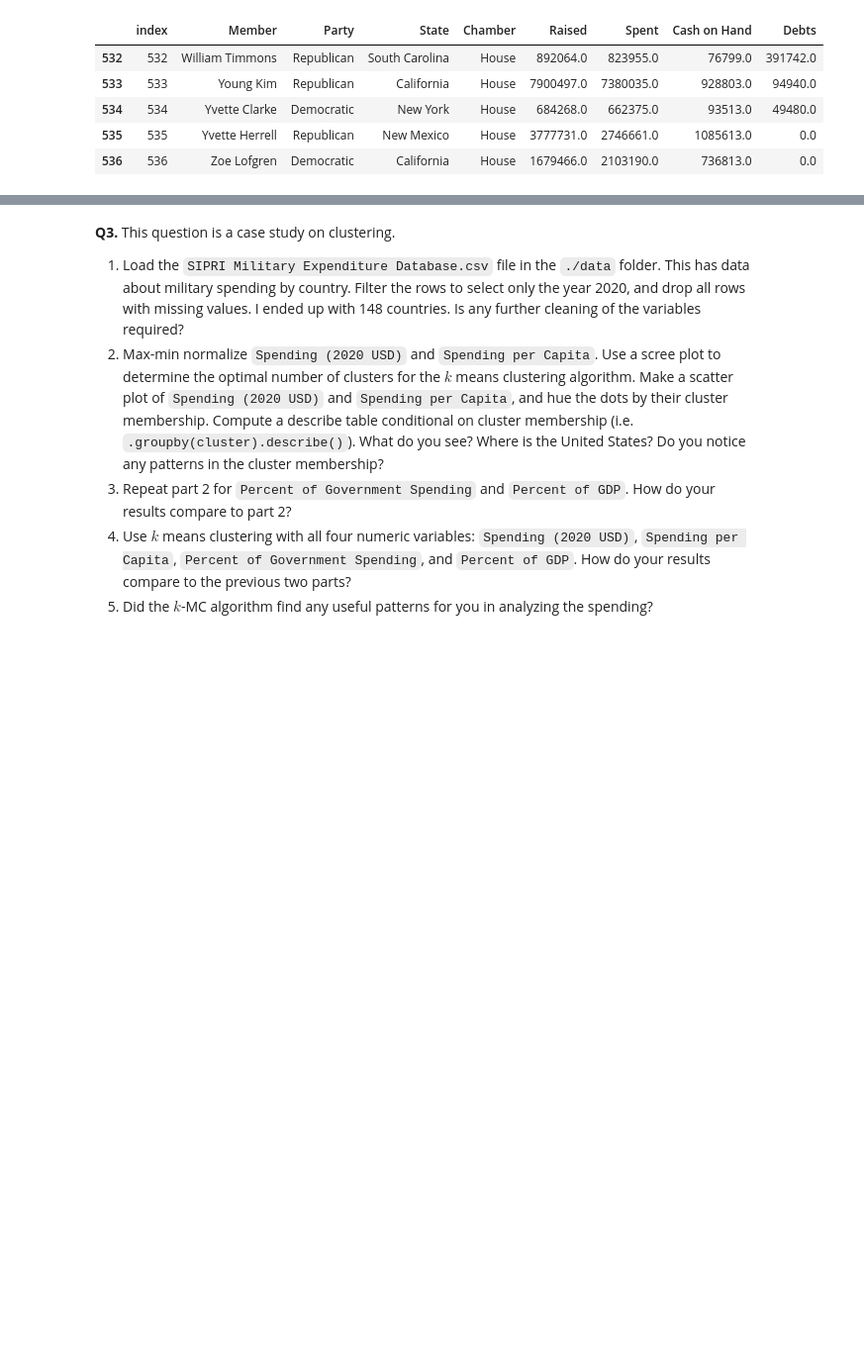
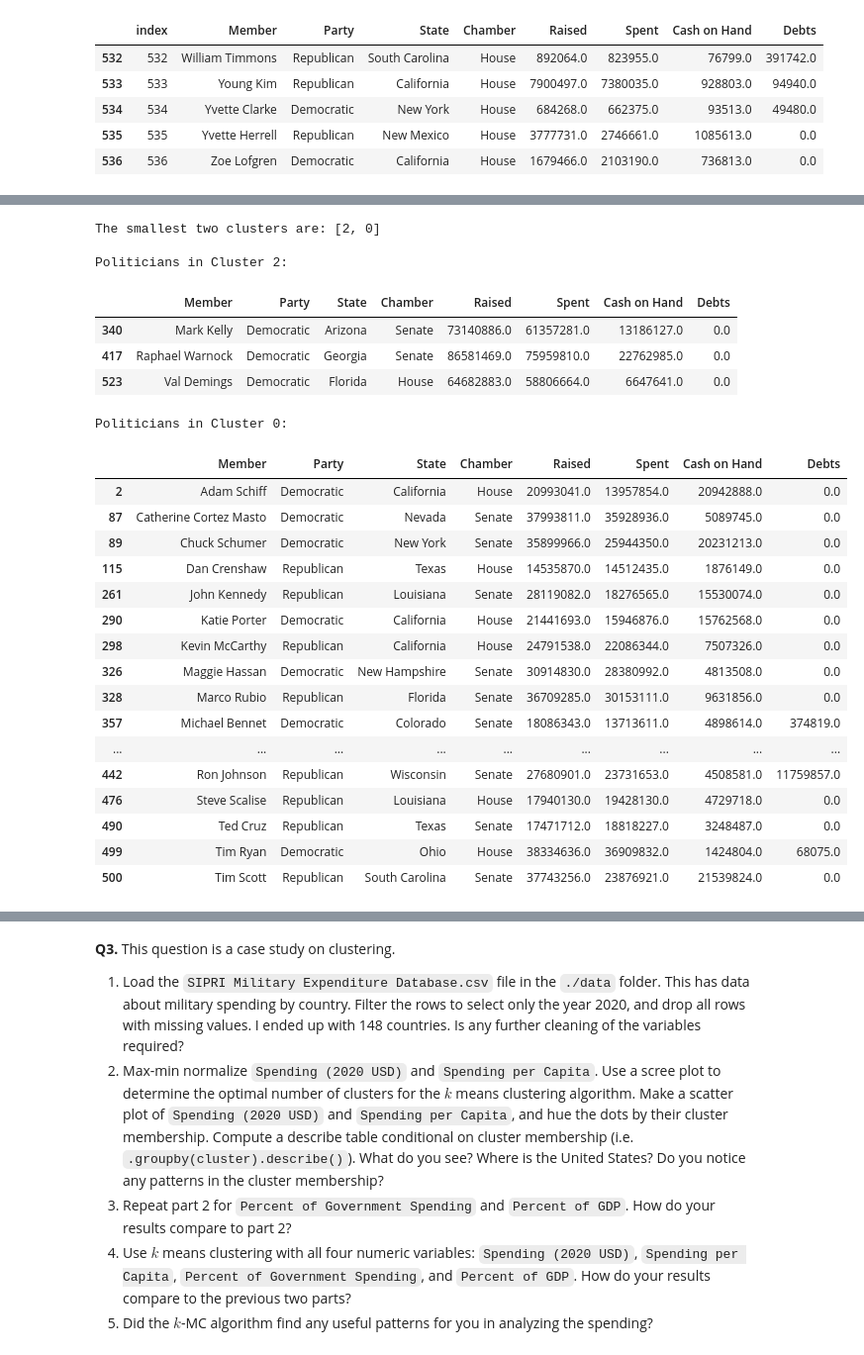
Before and after one commit to ap-vp/clustering_assignment, a Jupyter notebook: assignment_clustering.ipynb, the cells around one changed output, grey strips where cells are left out. Shown: that part at 99% size. Cells and saved outputs as stored; diff of their text form; code cells hidden in the pictures; blank space fills up the shorter version.

```diff
--- a/assignment_clustering.ipynb
+++ b/assignment_clustering.ipynb
@@ -167,0 +237,37 @@ import matplotlib.pyplot as plt
+# %%
+# Identify the smallest two clusters
+cluster_counts = election['cluster'].value_counts()
+smallest_clusters = cluster_counts.nsmallest(2).index.tolist()
+
+print(f"The smallest two clusters are: {smallest_clusters}")
+
+# Display politicians in the smallest clusters
+for cluster_id in smallest_clusters:
+    print(f"\nPoliticians in Cluster {cluster_id}:")
+    display(election[election['cluster'] == cluster_id][['Member', 'Party', 'State', 'Chamber', 'Raised', 'Spent', 'Cash on Hand', 'Debts']])
+# %% [output]
+The smallest two clusters are: [2, 0]
+
+Politicians in Cluster 2:
+|  | Member | Party | State | Chamber | Raised | Spent | Cash on Hand | Debts |
+| 340 | Mark Kelly | Democratic | Arizona | Senate | 73140886.0 | 61357281.0 | 13186127.0 | 0.0 |
+| 417 | Raphael Warnock | Democratic | Georgia | Senate | 86581469.0 | 75959810.0 | 22762985.0 | 0.0 |
+| 523 | Val Demings | Democratic | Florida | House | 64682883.0 | 58806664.0 | 6647641.0 | 0.0 |
+Politicians in Cluster 0:
+|  | Member | Party | State | Chamber | Raised | Spent | Cash on Hand | Debts |
+| 2 | Adam Schiff | Democratic | California | House | 20993041.0 | 13957854.0 | 20942888.0 | 0.0 |
+| 87 | Catherine Cortez Masto | Democratic | Nevada | Senate | 37993811.0 | 35928936.0 | 5089745.0 | 0.0 |
+| 89 | Chuck Schumer | Democratic | New York | Senate | 35899966.0 | 25944350.0 | 20231213.0 | 0.0 |
+| 115 | Dan Crenshaw | Republican | Texas | House | 14535870.0 | 14512435.0 | 1876149.0 | 0.0 |
+| 261 | John Kennedy | Republican | Louisiana | Senate | 28119082.0 | 18276565.0 | 15530074.0 | 0.0 |
+| 290 | Katie Porter | Democratic | California | House | 21441693.0 | 15946876.0 | 15762568.0 | 0.0 |
+| 298 | Kevin McCarthy | Republican | California | House | 24791538.0 | 22086344.0 | 7507326.0 | 0.0 |
+| 326 | Maggie Hassan | Democratic | New Hampshire | Senate | 30914830.0 | 28380992.0 | 4813508.0 | 0.0 |
+| 328 | Marco Rubio | Republican | Florida | Senate | 36709285.0 | 30153111.0 | 9631856.0 | 0.0 |
+| 357 | Michael Bennet | Democratic | Colorado | Senate | 18086343.0 | 13713611.0 | 4898614.0 | 374819.0 |
+| ... | ... | ... | ... | ... | ... | ... | ... | ... |
+| 442 | Ron Johnson | Republican | Wisconsin | Senate | 27680901.0 | 23731653.0 | 4508581.0 | 11759857.0 |
+| 476 | Steve Scalise | Republican | Louisiana | House | 17940130.0 | 19428130.0 | 4729718.0 | 0.0 |
+| 490 | Ted Cruz | Republican | Texas | Senate | 17471712.0 | 18818227.0 | 3248487.0 | 0.0 |
+| 499 | Tim Ryan | Democratic | Ohio | House | 38334636.0 | 36909832.0 | 1424804.0 | 68075.0 |
+| 500 | Tim Scott | Republican | South Carolina | Senate | 37743256.0 | 23876921.0 | 21539824.0 | 0.0 |
```
Also changed, not shown: parts of 5 cells of this notebook.
